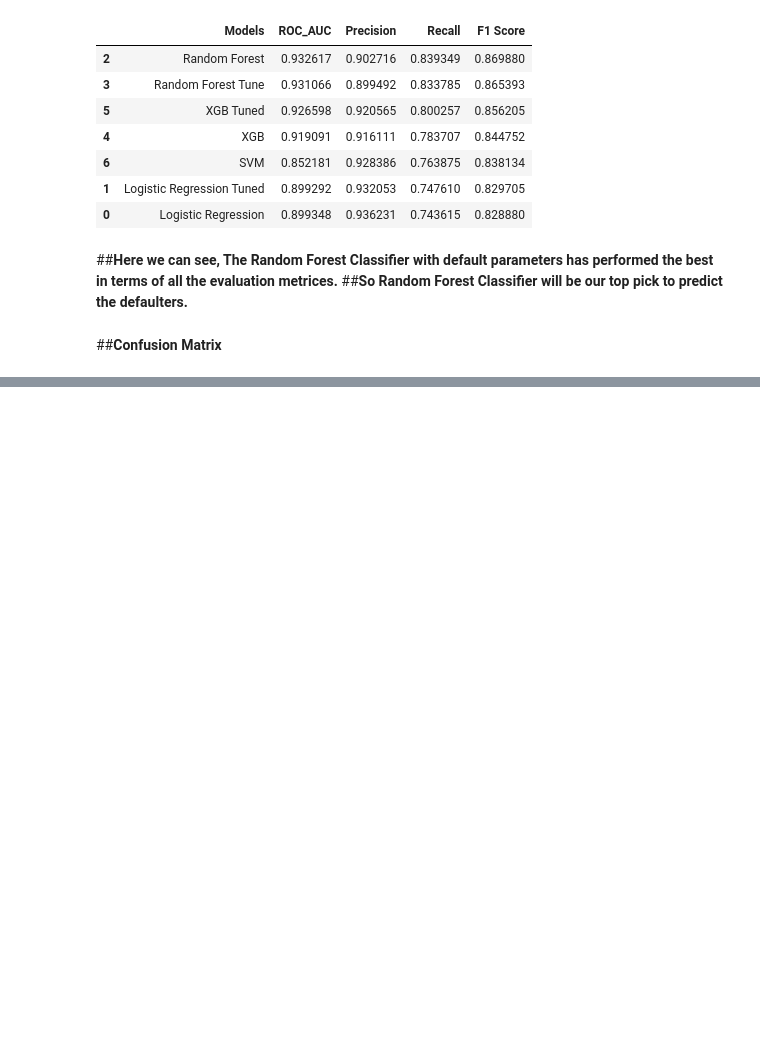
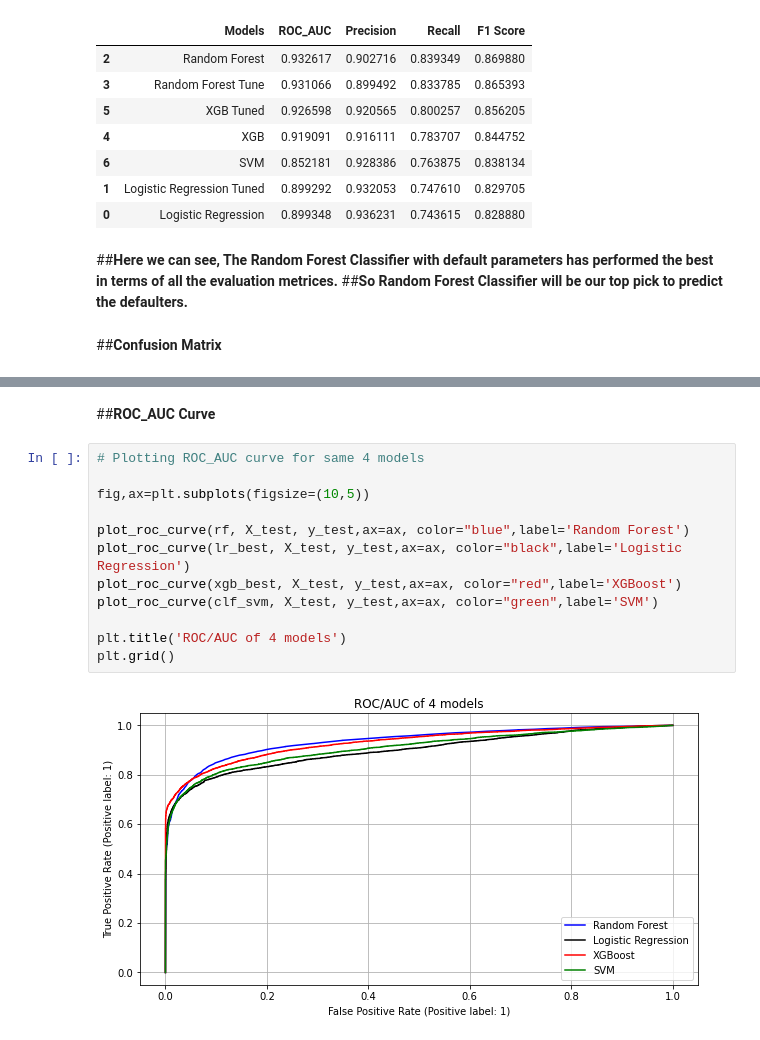
Before and after one commit to iamNirmeshGupta/Credit-Card-Default-Prediction, a Jupyter notebook: Credit_Card_Default_Prediction_Nirmesh_Gupta_Individual_Notebook.ipynb, the cells around one changed output, grey strips where cells are left out. Saved outputs shown, nothing was run; the diff lists cells and outputs as text; blank space fills up the shorter version.

```diff
--- a/Credit_Card_Default_Prediction_Nirmesh_Gupta_Individual_Notebook.ipynb
+++ b/Credit_Card_Default_Prediction_Nirmesh_Gupta_Individual_Notebook.ipynb
@@ -1239,0 +1251,16 @@ performance_df
+# %% [markdown]
+##**ROC_AUC Curve**
+# %%
+# Plotting ROC_AUC curve for same 4 models
+
+fig,ax=plt.subplots(figsize=(10,5))
+
+plot_roc_curve(rf, X_test, y_test,ax=ax, color="blue",label='Random Forest')
+plot_roc_curve(lr_best, X_test, y_test,ax=ax, color="black",label='Logistic Regression')
+plot_roc_curve(xgb_best, X_test, y_test,ax=ax, color="red",label='XGBoost')
+plot_roc_curve(clf_svm, X_test, y_test,ax=ax, color="green",label='SVM')
+
+plt.title('ROC/AUC of 4 models')
+plt.grid()
+# %% [output]
+[figure, added]
```
Also changed, not shown: parts of 14 cells of this notebook.
